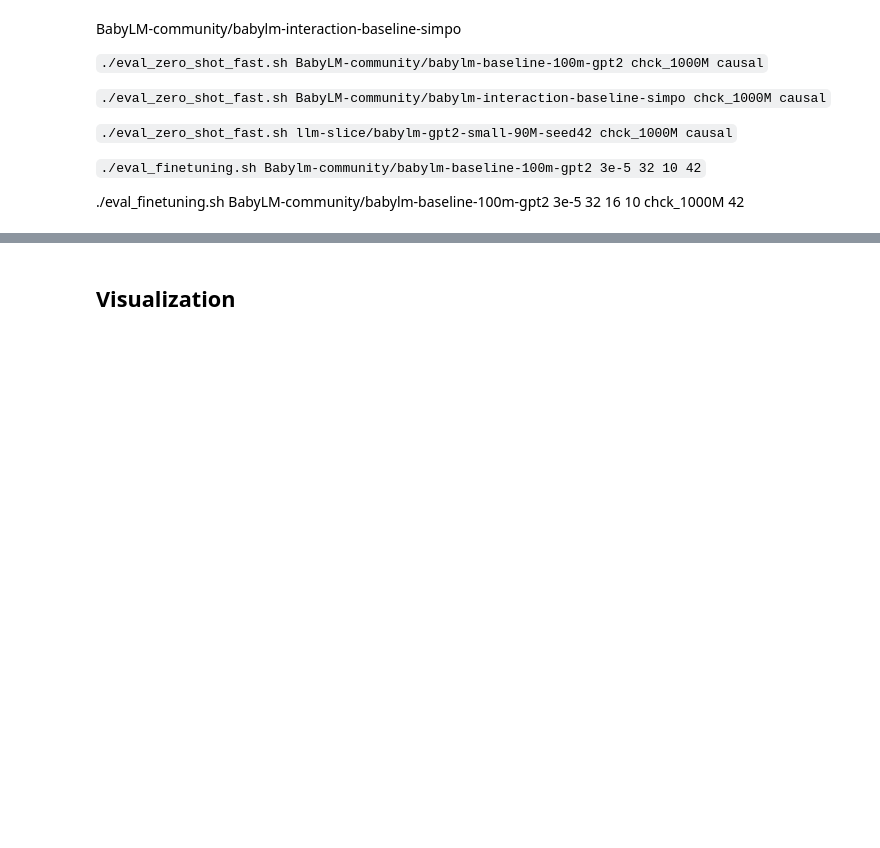
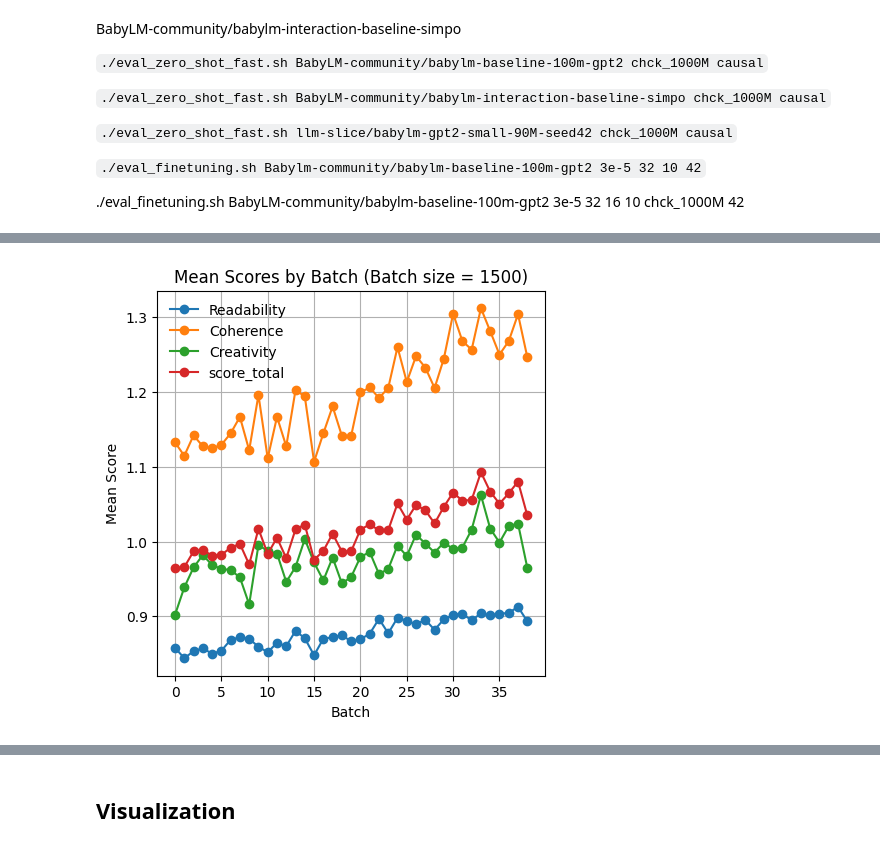
Before and after one commit to malihamza/babylm-interactive-learning, a Jupyter notebook: eval.ipynb, the cells around one changed output, grey strips where cells are left out. Drawn from its saved outputs; the diff is of its cells as text; code cells hidden in the pictures; blank space fills up the shorter version.

```diff
--- a/eval.ipynb
+++ b/eval.ipynb
@@ -27,0 +129,29 @@ BabyLM-community/babylm-interaction-baseline-simpo
+# %%
+import matplotlib.pyplot as plt
+import numpy as np
+
+batch_size = 10 * 150
+df['batch'] = df.index // batch_size
+
+scores = ['Readability', 'Coherence', 'Creativity', 'score_total']
+
+batch_means = df.groupby('batch')[scores].mean()
+batch_stds = df.groupby('batch')[scores].std()
+
+plt.figure(figsize=(5, 5))
+x = batch_means.index
+
+for s in scores:
+    y = batch_means[s]
+    err = batch_stds[s]
+    plt.plot(x, y, label=s, marker='o')
+    #plt.fill_between(x, y-err, y+err, alpha=0.2)
+
+plt.xlabel('Batch')
+plt.ylabel('Mean Score')
+plt.title(f'Mean Scores by Batch (Batch size = {batch_size})')
+plt.legend(frameon=False)
+plt.grid(True)
+plt.show()
+# %% [output]
+[figure, added]
```
Also changed, not shown: parts of 8 cells of this notebook.
